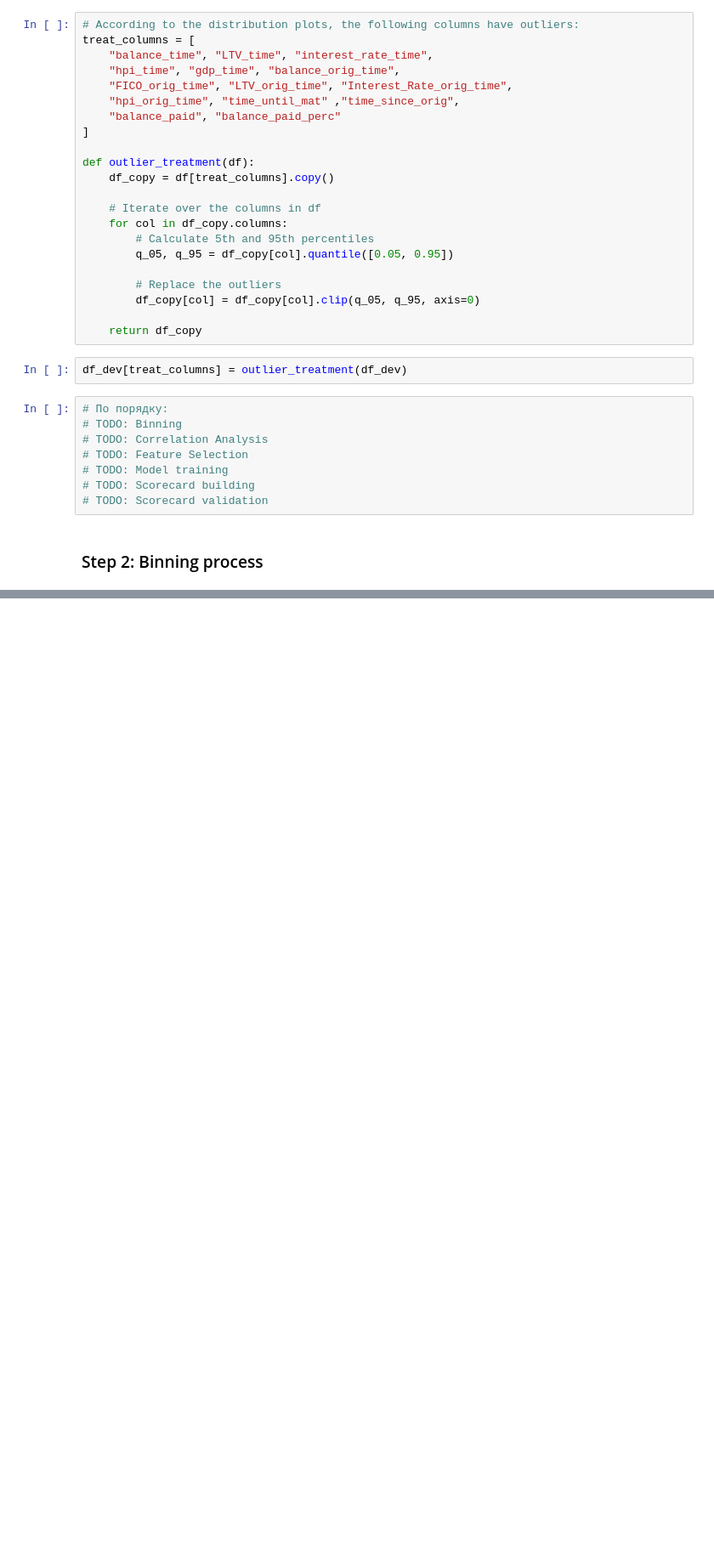
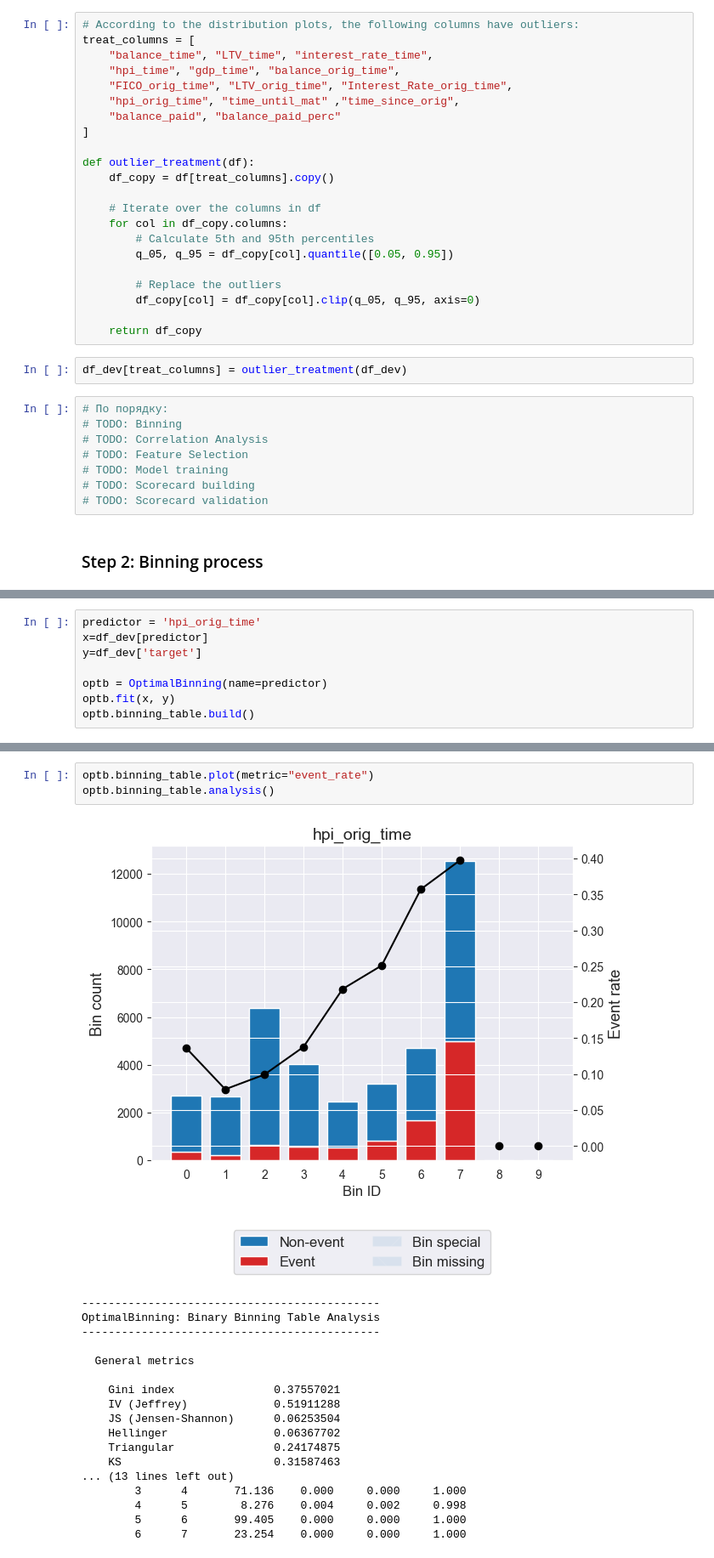
Before and after one commit to MaksimObukhov/pd_scorecard, a Jupyter notebook: main.ipynb, the cells around one changed output, grey strips where cells are left out. Shown at 85% size. Cells and saved outputs as stored; diff of their text form; blank space fills up the shorter version.

```diff
--- a/main.ipynb
+++ b/main.ipynb
@@ -468,0 +484,8 @@ binning = BinningProcess(predictors,min_bin_size=0.05,
+# %%
+predictor = 'hpi_orig_time'
+x=df_dev[predictor]
+y=df_dev['target']
+
+optb = OptimalBinning(name=predictor)
+optb.fit(x, y)
+optb.binning_table.build()
@@ -468,0 +505,22 @@ binning = BinningProcess(predictors,min_bin_size=0.05,
+# %%
+optb.binning_table.plot(metric="event_rate")
+optb.binning_table.analysis()
+# %% [output]
+[figure, added]
+---------------------------------------------
+OptimalBinning: Binary Binning Table Analysis
+---------------------------------------------
+
+  General metrics
+
+    Gini index               0.37557021
+    IV (Jeffrey)             0.51911288
+    JS (Jensen-Shannon)      0.06253504
+    Hellinger                0.06367702
+    Triangular               0.24174875
+    KS                       0.31587463
+... (13 lines left out)
+        3      4       71.136    0.000     0.000     1.000
+        4      5        8.276    0.004     0.002     0.998
+        5      6       99.405    0.000     0.000     1.000
+        6      7       23.254    0.000     0.000     1.000
```
Also changed, not shown: parts of 3 cells of this notebook.
